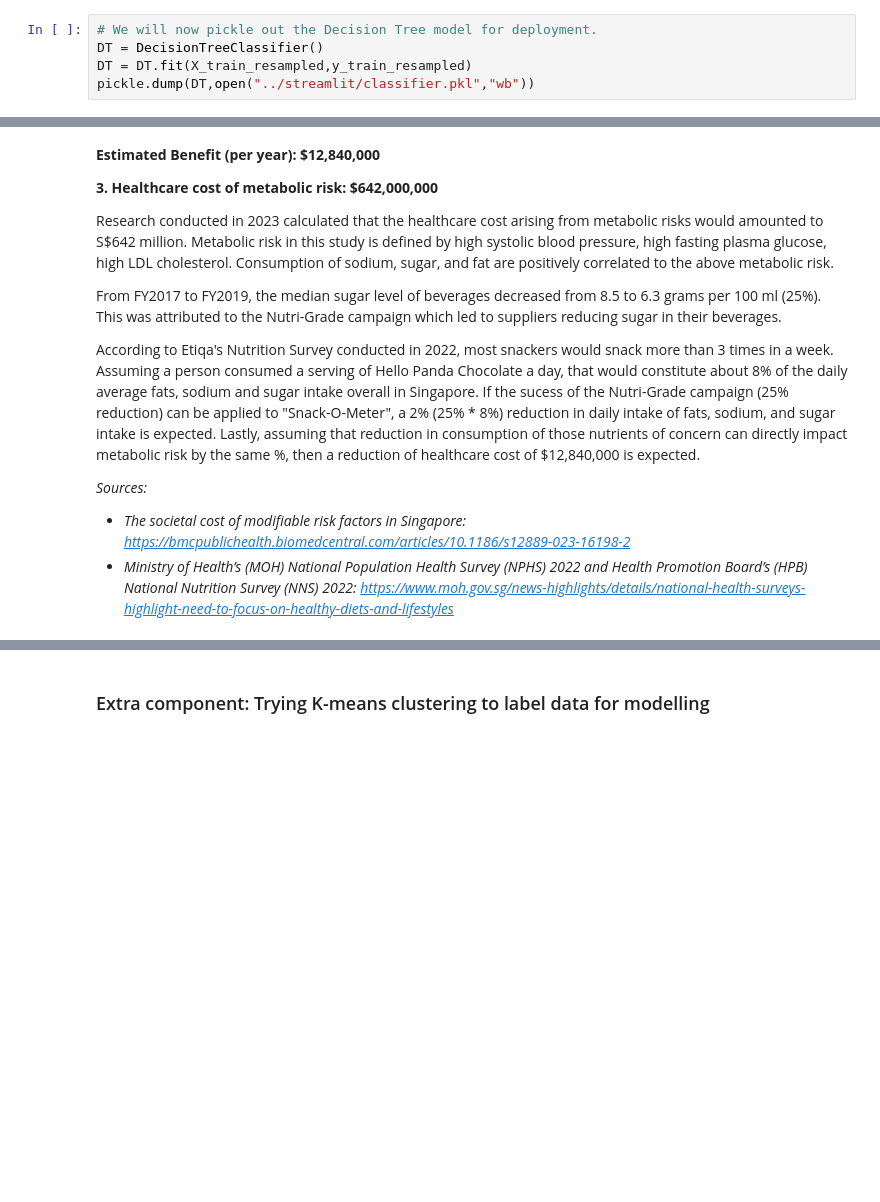
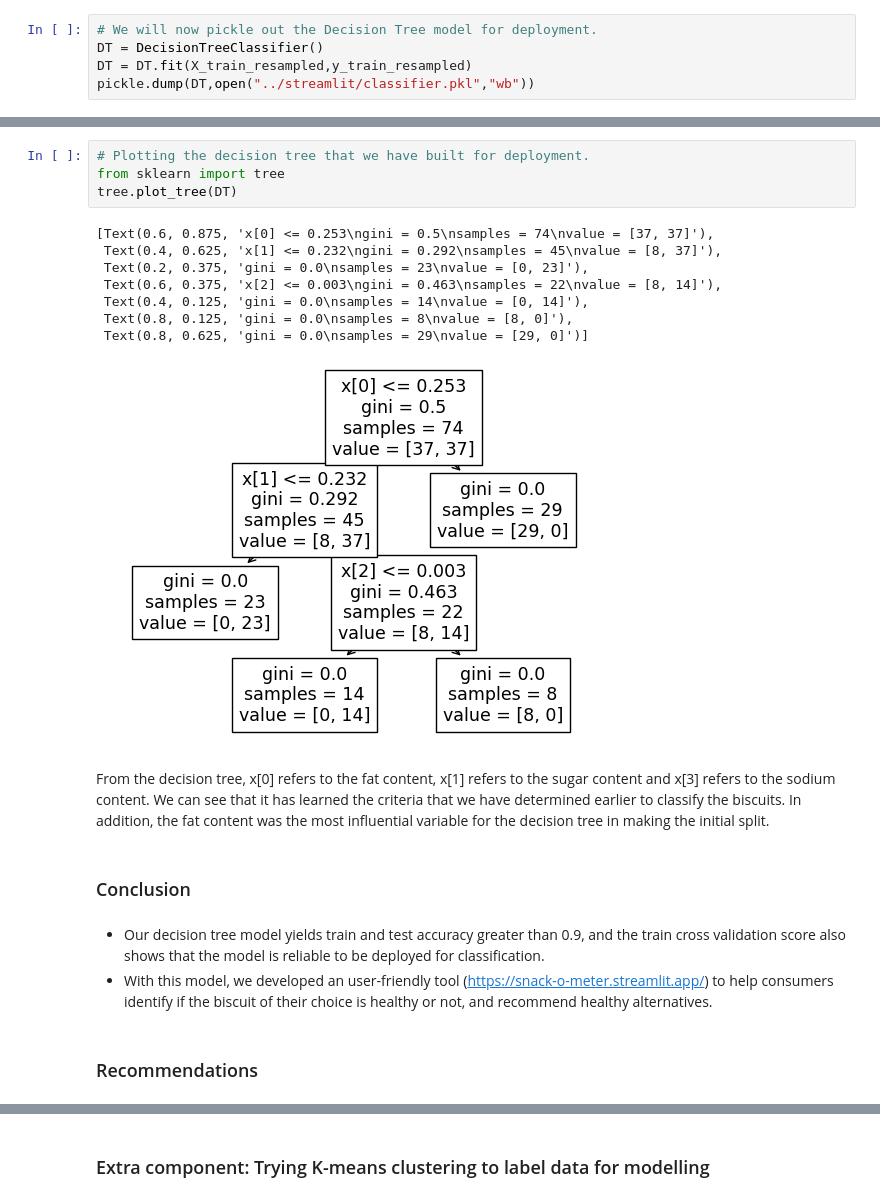
Before and after one commit to MrKiasu/GA_DSI39_Project_4, a Jupyter notebook: code/04_modelling.ipynb, the cells around one changed output, grey strips where cells are left out. Drawn from its saved outputs; the diff is of its cells as text; blank space fills up the shorter version.

```diff
--- a/code/04_modelling.ipynb
+++ b/code/04_modelling.ipynb
@@ -241,15 +203,24 @@ _Source:_
-# %% [markdown]
-**Estimated Benefit (per year): $12,840,000**
-
-
-**3.  Healthcare cost of metabolic risk: $642,000,000**
-
-Research conducted in 2023 calculated that the healthcare cost arising from metabolic risks would amounted to S$642 million. Metabolic risk in this study is defined by high systolic blood pressure, high fasting plasma glucose, high LDL cholesterol. Consumption of sodium, sugar, and fat are positively correlated to the above metabolic risk.
-
-From FY2017 to FY2019, the median sugar level of beverages decreased from 8.5 to 6.3 grams per 100 ml (25%). This was attributed to the Nutri-Grade campaign which led to suppliers reducing sugar in their beverages.
-
-According to Etiqa's Nutrition Survey conducted in 2022, most snackers would snack more than 3 times in a week. Assuming a person consumed a serving of Hello Panda Chocolate a day, that would constitute about 8% of the daily average fats, sodium and sugar intake overall in Singapore. If the sucess of the Nutri-Grade campaign (25% reduction) can be applied to "Snack-O-Meter", a 2% (25% * 8%) reduction in daily intake of fats, sodium, and sugar intake is expected. Lastly, assuming that reduction in consumption of those nutrients of concern can directly impact metabolic risk by the same %, then a reduction of healthcare cost of $12,840,000 is expected.
-
-_Sources:_
-- _The societal cost of modifiable risk factors in Singapore: https://bmcpublichealth.biomedcentral.com/articles/10.1186/s12889-023-16198-2_
-- _Ministry of Health’s (MOH) National Population Health Survey (NPHS) 2022 and Health Promotion Board’s (HPB) National Nutrition Survey (NNS) 2022: https://www.moh.gov.sg/news-highlights/details/national-health-surveys-highlight-need-to-focus-on-healthy-diets-and-lifestyles_
+# %%
+# Plotting the decision tree that we have built for deployment.
+from sklearn import tree
+tree.plot_tree(DT)
+# %% [output]
+[Text(0.6, 0.875, 'x[0] <= 0.253\ngini = 0.5\nsamples = 74\nvalue = [37, 37]'),
+ Text(0.4, 0.625, 'x[1] <= 0.232\ngini = 0.292\nsamples = 45\nvalue = [8, 37]'),
+ Text(0.2, 0.375, 'gini = 0.0\nsamples = 23\nvalue = [0, 23]'),
+ Text(0.6, 0.375, 'x[2] <= 0.003\ngini = 0.463\nsamples = 22\nvalue = [8, 14]'),
+ Text(0.4, 0.125, 'gini = 0.0\nsamples = 14\nvalue = [0, 14]'),
+ Text(0.8, 0.125, 'gini = 0.0\nsamples = 8\nvalue = [8, 0]'),
+ Text(0.8, 0.625, 'gini = 0.0\nsamples = 29\nvalue = [29, 0]')]
+[figure, added]
+# %% [markdown]
+From the decision tree, x[0] refers to the fat content, x[1] refers to the sugar content and x[3] refers to the sodium content.
+We can see that it has learned the criteria that we have determined earlier to classify the biscuits.
+In addition, the fat content was the most influential variable for the decision tree in making the initial split.
+# %% [markdown]
+### Conclusion
+# %% [markdown]
+- Our decision tree model yields train and test accuracy greater than 0.9, and the train cross validation score also shows that the model is reliable to be deployed for classification.
+- With this model, we developed an user-friendly tool (https://snack-o-meter.streamlit.app/) to help consumers identify if the biscuit of their choice is healthy or not, and recommend healthy alternatives.
+# %% [markdown]
+### Recommendations
```
Also changed, not shown: parts of 17 cells of this notebook.
